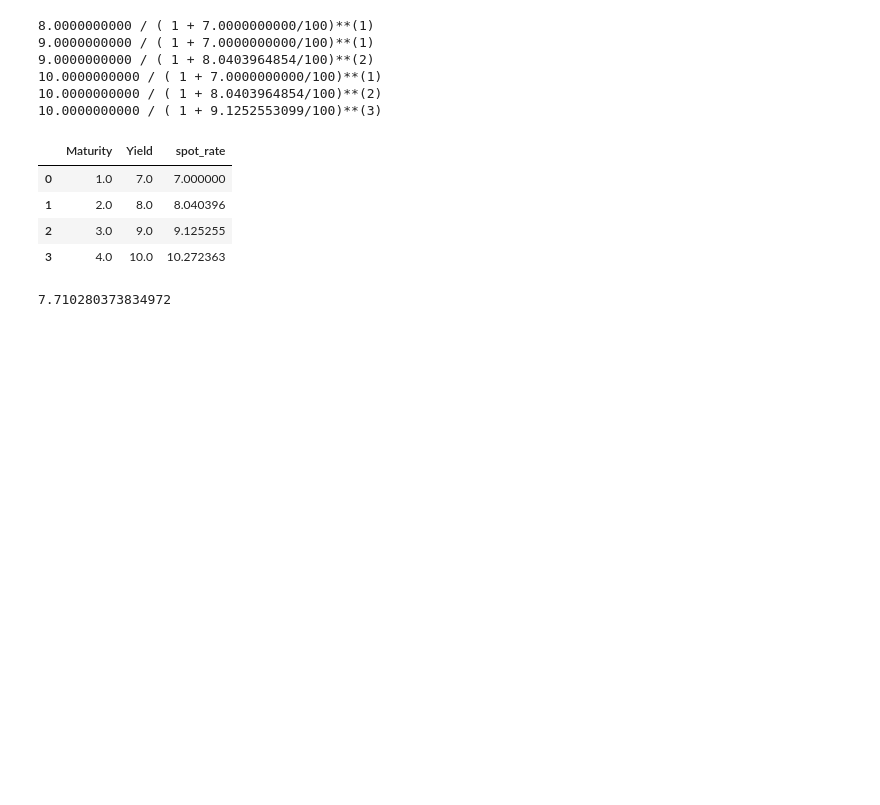
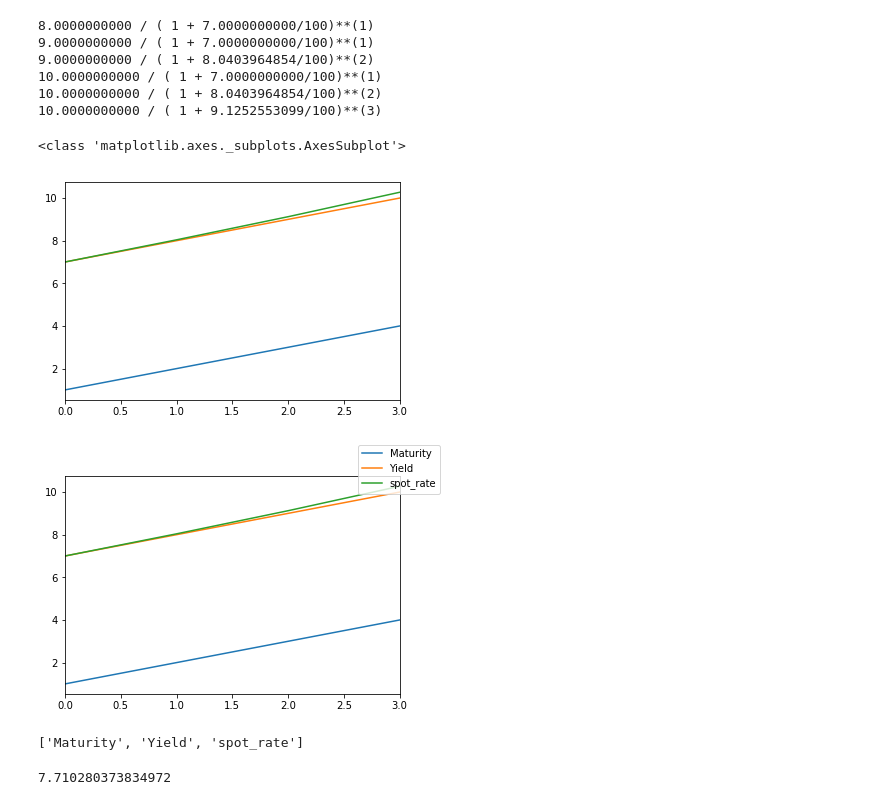
Before and after one commit to abehrman/zeusRMBS, a Jupyter notebook: zeusRMBS sandbox.ipynb, the cells around one changed output. Drawn from its saved outputs; the diff is of its cells as text; code cells hidden in the pictures; blank space fills up the shorter version.

```diff
--- a/zeusRMBS sandbox.ipynb
+++ b/zeusRMBS sandbox.ipynb
@@ -455,14 +459,23 @@ a = spot_from_par(bonds)
 10.0000000000 / ( 1 + 7.0000000000/100)**(1)
 10.0000000000 / ( 1 + 8.0403964854/100)**(2)
 10.0000000000 / ( 1 + 9.1252553099/100)**(3)
-# %%
-a
-# %% [output]
-|  | Maturity | Yield | spot_rate |
-| 0 | 1.0 | 7.0 | 7.000000 |
-| 1 | 2.0 | 8.0 | 8.040396 |
-| 2 | 3.0 | 9.0 | 9.125255 |
-| 3 | 4.0 | 10.0 | 10.272363 |
+# %%
+fig,ax = plt.subplots()
+ax = a.plot(ax=ax,legend=False)
+print(type(ax))
+hl = ax.get_legend_handles_labels()
+
+fig.legend(hl[0],hl[1])
+
+plt.show()
+# %% [output]
+<class 'matplotlib.axes._subplots.AxesSubplot'>
+[figure, added]
+[figure, added]
+# %%
+print(hl[1])
+# %% [output]
+['Maturity', 'Yield', 'spot_rate']
 # %%
 9.0000000000 / ( 1 + 8.0403964854/100.)**(1 + 1)
 # %% [output]
```
Also changed, not shown: parts of 2 cells of this notebook, 3 other files.
